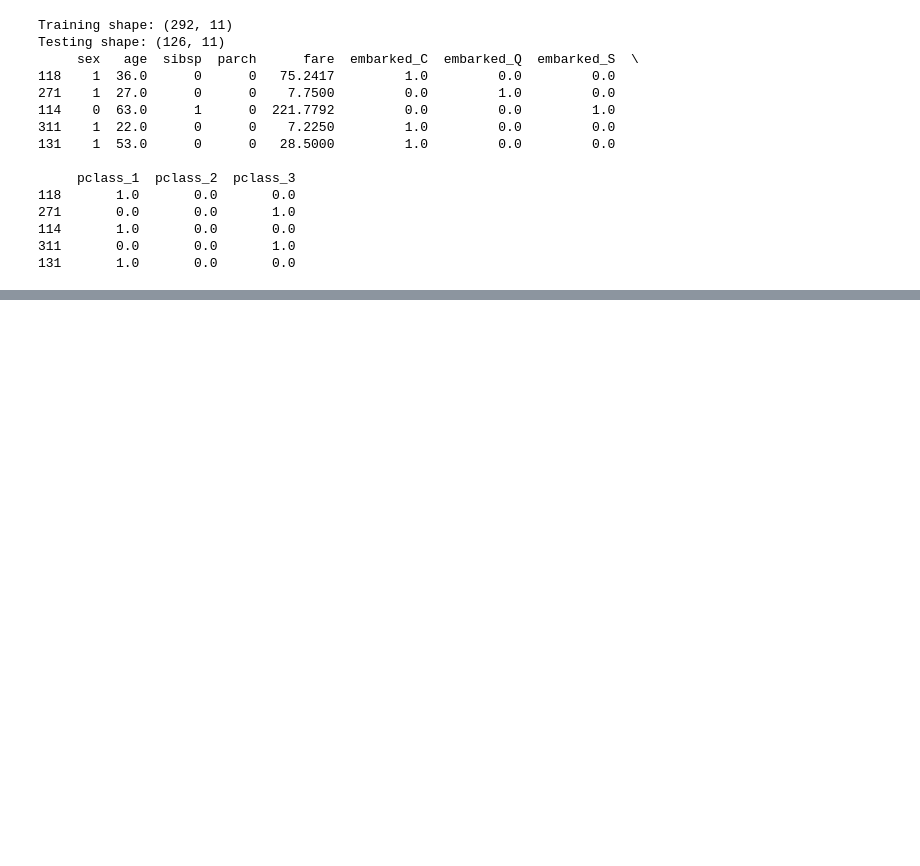
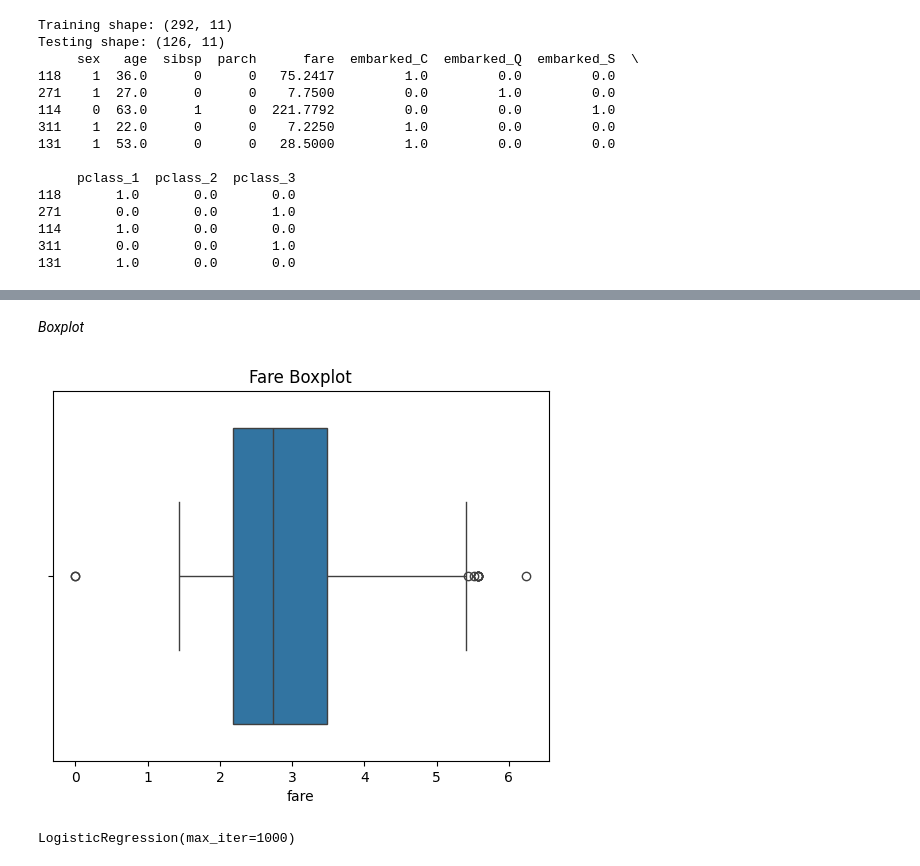
Before and after one commit to Momina-Hussnain/DataScience, a Jupyter notebook: Untitled6.ipynb, the cells around one changed output, grey strips where cells are left out. Drawn from its saved outputs; the diff is of its cells as text; code cells hidden in the pictures; blank space fills up the shorter version.

```diff
--- a/Untitled6.ipynb
+++ b/Untitled6.ipynb
@@ -200,0 +253,8 @@ Testing shape: (126, 11)
+# %% [markdown]
+*Boxplot*
+# %%
+sns.boxplot(x=df['fare'])
+plt.title("Fare Boxplot")
+plt.show()
+# %% [output]
+[figure, added]
@@ -200,0 +265,5 @@ Testing shape: (126, 11)
+# %%
+model = LogisticRegression(max_iter=1000)
+model.fit(X_train_final, y_train)
+# %% [output]
+LogisticRegression(max_iter=1000)
```
Also changed, not shown: parts of 18 cells of this notebook.
